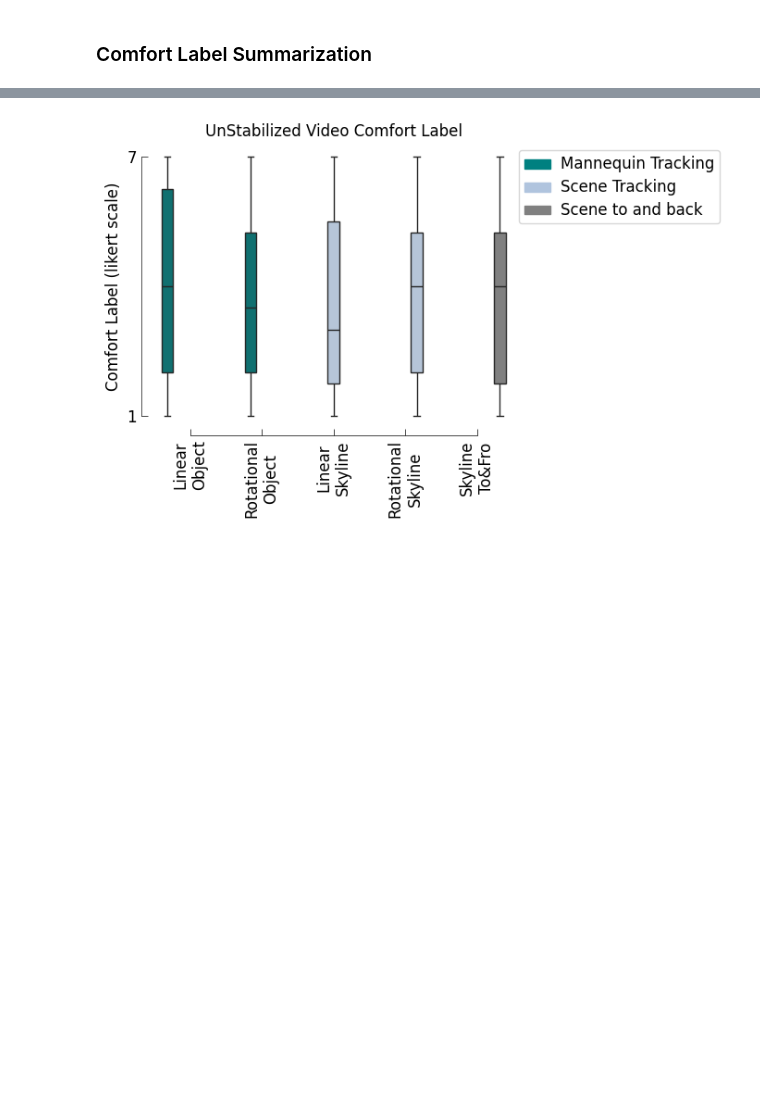
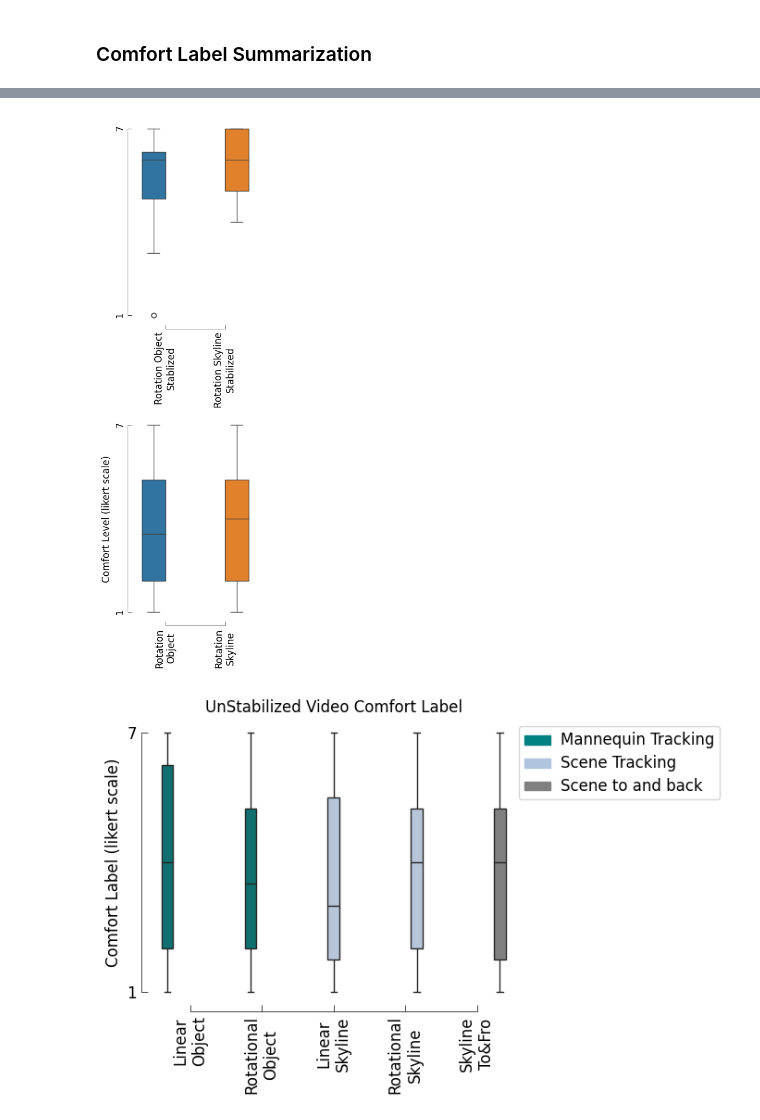
Before and after one commit to arunavanag591/fpv_drone_comfort_analysis, a Jupyter notebook: fpvSurveyDataAnalysis.ipynb, the cells around one changed output, grey strips where cells are left out. Saved outputs shown, nothing was run; the diff lists cells and outputs as text; code cells hidden in the pictures; blank space fills up the shorter version.

```diff
--- a/fpvSurveyDataAnalysis.ipynb
+++ b/fpvSurveyDataAnalysis.ipynb
@@ -128,42 +130,44 @@ rotation_df_stabilized = df[['comfort_video4','building_comfort_video8']].copy()
 # %%
-## Plot for H1: Participants will have a higher comfort ranking for linear trajectories
-# f,ax=plt.subplots(2,1,figsize=(3,10))
-# ax[0].grid(False)
-# ax[1].grid(False)
+# Plot for H1: Participants will have a higher comfort ranking for linear trajectories
+f,ax=plt.subplots(2,1,figsize=(3,10))
+ax[0].grid(False)
+ax[1].grid(False)
 
 
-# sns.boxplot(data=rotation_df_stabilized, ax=ax[0], dodge=True)
-# sns.boxplot(data=rotation_df, ax=ax[1], dodge=True)
+sns.boxplot(data=rotation_df_stabilized, ax=ax[0], dodge=True)
+sns.boxplot(data=rotation_df, ax=ax[1], dodge=True)
 
 
-# mpl_functions.adjust_spines(ax[0],['left','bottom'],
-#                             spine_locations={'right': 4, 'bottom': 5},
-#                             smart_bounds=True,
-#                             yticks=[1,7],
-#                             linewidth=0.5)
+mpl_functions.adjust_spines(ax[0],['left','bottom'],
+                            spine_locations={'right': 4, 'bottom': 5},
+                            smart_bounds=True,
+                            yticks=[1,7],
+                            linewidth=0.5)
 
-# mpl_functions.adjust_spines(ax[1],['left','bottom'],
-#                             spine_locations={'right': 4, 'bottom': 5},
-#                             smart_bounds=True,
-#                             yticks=[1,7],
-#                             linewidth=0.5)
+mpl_functions.adjust_spines(ax[1],['left','bottom'],
+                            spine_locations={'right': 4, 'bottom': 5},
+                            smart_bounds=True,
+                            yticks=[1,7],
+                            linewidth=0.5)
 
-# label1=['Rotation Object\nStablized', 'Rotation Skyline\nStabilized']
-# label2=['Rotation\nObject', 'Rotation\nSkyline']
+label1=['Rotation Object\nStablized', 'Rotation Skyline\nStabilized']
+label2=['Rotation\nObject', 'Rotation\nSkyline']
 
-# ax[0].set_xticklabels(label1,rotation=90)
-# ax[1].set_xticklabels(label2,rotation=90)
+ax[0].set_xticklabels(label1,rotation=90)
+ax[1].set_xticklabels(label2,rotation=90)
 
-# ax[0].set_yticklabels(['1','7'],rotation=90)
-# ax[1].set_yticklabels(['1','7'],rotation=90)
+ax[0].set_yticklabels(['1','7'],rotation=90)
+ax[1].set_yticklabels(['1','7'],rotation=90)
 
-# ax[1].set_ylabel('Comfort Level (likert scale)')
-# # ax[0].set_title('Unstabilized Videos')
-# # ax[1].set_title('Stabilized Videos')
+ax[1].set_ylabel('Comfort Level (likert scale)')
+# ax[0].set_title('Unstabilized Videos')
+# ax[1].set_title('Stabilized Videos')
 
-# mpl_functions.set_fontsize(ax[0],12)
-# mpl_functions.set_fontsize(ax[1],12)
-# f.tight_layout()
+mpl_functions.set_fontsize(ax[0],12)
+mpl_functions.set_fontsize(ax[1],12)
+f.tight_layout()
+# %% [output]
+[figure, added]
 # %%
 ## Plot for H3: Participants will have a higher comfort when stabilization is applied to the video footage.
 
```
Also changed, not shown: parts of 4 cells of this notebook.
